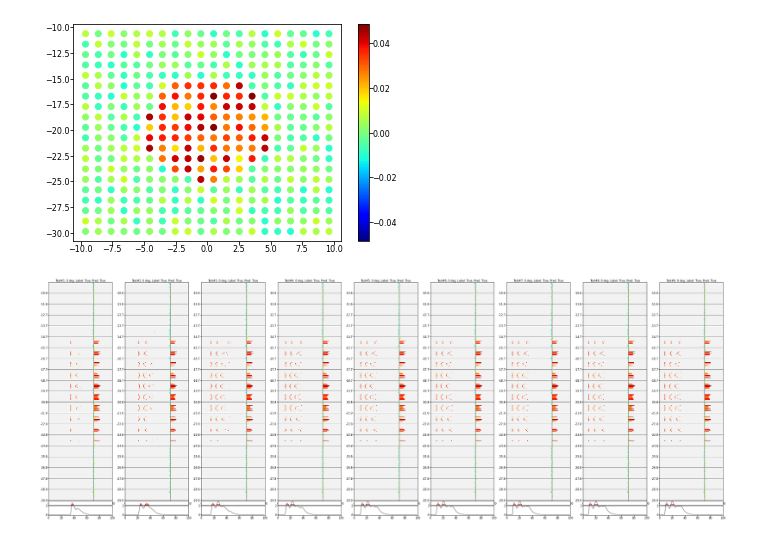
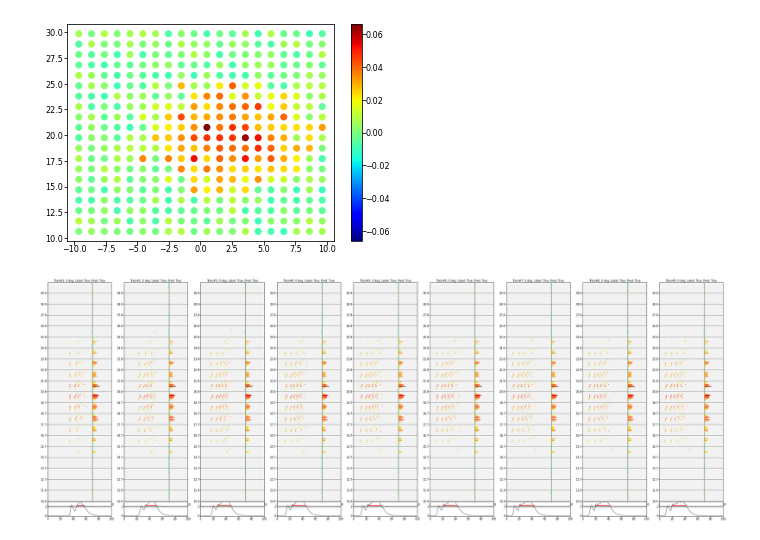
Before and after one commit to yyhhoi/directionalnet, a Jupyter notebook: Check_tempotron_ALLdirections.ipynb, the cells around one changed output. Cells and saved outputs as stored; diff of their text form; code cells hidden in the pictures.

Commit message:
TrainStand succeeded

```diff
--- a/Check_tempotron_ALLdirections.ipynb
+++ b/Check_tempotron_ALLdirections.ipynb
@@ -22,22 +22,25 @@ plt.rcParams.update({'font.size': legendsize,
                      'axes.facecolor': 'w',
 
                      })
-project_tag = '1lr'
-simdata_dir = 'sim_results/fig6_TrainStand_ECTrainNoAngle_Whas'
+project_tag = 'Jit100_5ms'
+simdata_dir = 'sim_results/fig6_TrainStandType-1_ECTrainNoAngle_Whas_exStay_Icompen3'
 data_dir = join(simdata_dir, project_tag)
-exintag = 'ex'
+exintag = 'in'
 dataset = load_pickle(join(data_dir, 'data_train_test_%s_%s.pickle'%(project_tag, exintag)))
 temNw =  np.load(join(data_dir, 'w_%s_%s.npy'%(project_tag, exintag)))
 simdata = load_pickle(join(simdata_dir, 'fig6_%s.pkl'%(exintag)))
 
-X_train_ori = dataset['X_train_ori']
 X_test_ori = dataset['X_test_ori']
-Y_train_ori = dataset['Y_train_ori']
 Y_test_ori = dataset['Y_test_ori']
-trajtype_train_ori = dataset['trajtype_train_ori']
 trajtype_test_ori = dataset['trajtype_test_ori']
 theta_bounds = dataset['theta_bounds']
 all_nidx = dataset['all_nidx']
+# if exintag == 'ex':
+#     dataset = load_pickle(join(data_dir, 'data_train_test_%s_%s.pickle'%(project_tag, 'in')))
+X_train_ori = dataset['X_train_ori']
+Y_train_ori = dataset['Y_train_ori']
+trajtype_train_ori = dataset['trajtype_train_ori']
+
 N = len(X_train_ori[0])
 num_trajtypes = trajtype_test_ori.max()+1
 trajtype_ax = np.arange(num_trajtypes)
@@ -66,7 +69,7 @@ im = ax.scatter(xxtun1d[all_nidx], yytun1d[all_nidx], c=temNw, cmap=cm.jet, vmin
 plt.colorbar(im, ax=ax)
 fig.savefig(join(data_dir, 'w_%s_%s.png'%(project_tag, exintag)), dpi=200)
 # %% [output]
-[figure, old version]
+[figure, new version]
 # %%
 def plot_tempotron_traces(ax, N, X, Y, Y_pred, temNw, all_nidx, yytun1d, kout_all, tspout_all, val2cmap, traj_deg):
 
@@ -88,33 +91,33 @@ def plot_tempotron_traces(ax, N, X, Y, Y_pred, temNw, all_nidx, yytun1d, kout_al
         ax[Mi].set_yticklabels(np.around(yytun1d[all_nidx[ysep_NiList]], 1).astype(str))
         ax[Mi].set_xlim(0, 100)
         ax[Mi].set_ylim(w_yax.min()-1, w_yax.max()+1)
-        ax[Mi].set_title('Test#%d, %d deg, Label: %s, Pred: %s'% (Mi+1, traj_deg, Y[Mi], Y_pred[Mi]))
+        ax[Mi].set_title('Train#%d, %d deg, Label: %s, Pred: %s'% (Mi+1, traj_deg, Y[Mi], Y_pred[Mi]))
         if Y[Mi]:
             ax[Mi].set_facecolor('0.95')
 
         # Plot weights
         left, bottom, width, height = ax[Mi].get_position().bounds
         ax_w = fig.add_axes([left+0.05, bottom, 0.01, height])
         ax_w.barh(w_yax, temNw, color=val2cmap.to_rgba(temNw))
         ax_w.axvline(0, color='gray')
         ax_w.set_yticks(np.around(np.arange(N), 2))
         ax_w.axis('off')
         ax_w.set_ylim(w_yax.min()-1, w_yax.max()+1)
 
         # Plot voltage trace
         ax_trace_height = 0.05
         ax_trace = fig.add_axes([left, bottom-ax_trace_height, width, ax_trace_height])
         ax_trace.plot(temN_tax, kout_all[Mi], color='gray')
         ax_trace.eventplot(tspout_all[Mi], lineoffsets=2.2, linelengths=0.2, color='r')
         ax_trace.set_xlim(0, 100)
         ax_trace.set_ylim(None, 3)
         ax_trace.axhline(Vthresh, color='k')
 
 fig, ax = plt.subplots(1, 9, figsize=(36, 12), facecolor='w')
 plot_tempotron_traces(ax, N, X=X_train_ori, Y=Y_train_ori, Y_pred=Y_train_ori_pred, temNw=temNw, all_nidx=all_nidx,
                       yytun1d=yytun1d, kout_all=kout_train_ori, tspout_all=tspout_train_ori,
                       val2cmap=val2cmap, traj_deg=0)
 fig.savefig(join(data_dir, 'AllNeurons_train_%s_%s.png'%(project_tag, exintag)), dpi=200)
 # %% [output]
-[figure, old version]
+[figure, new version]
 # %%
```
Also changed, not shown: parts of 2 cells of this notebook, 3 other files.
